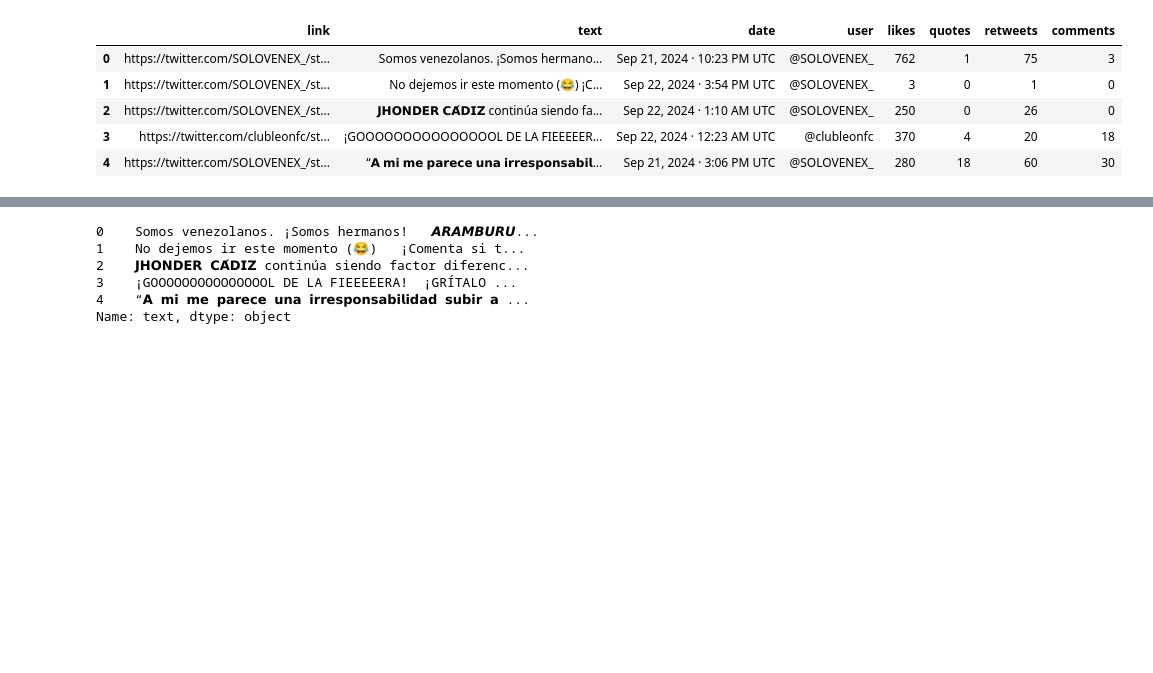
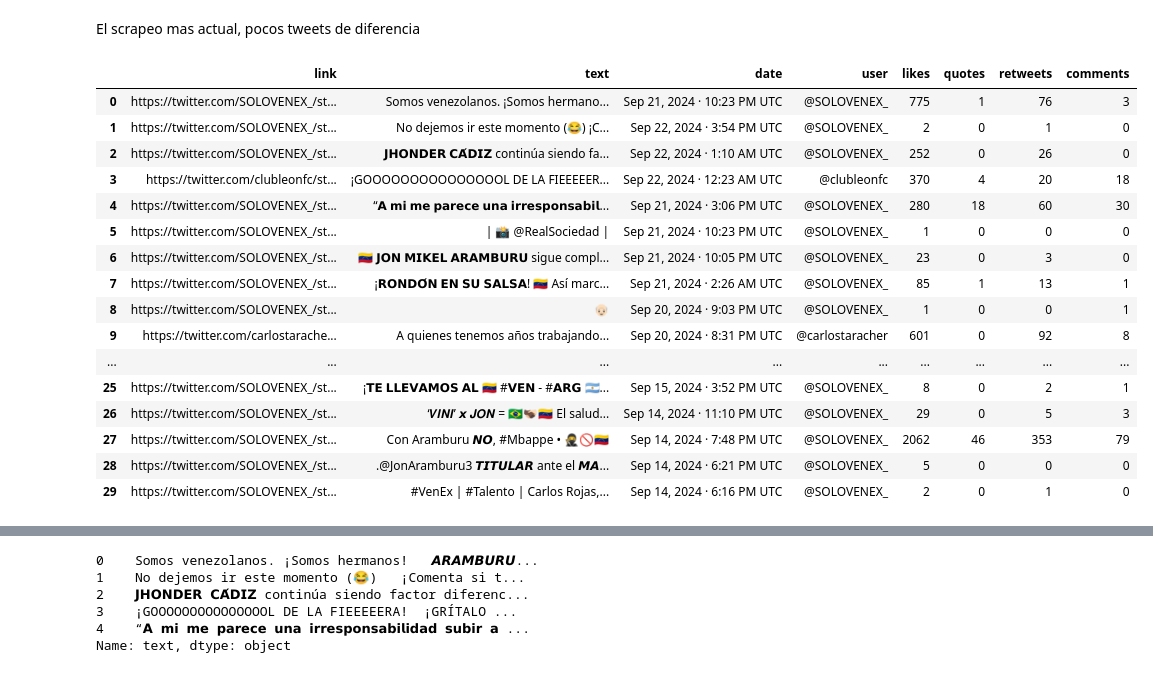
Before and after one commit to Constanzafl/gemini-pro-web-scraper, a Jupyter notebook: venex/GEMINI.ipynb, the cells around one changed output, grey strips where cells are left out. Cells and saved outputs as stored; diff of their text form; code cells hidden in the pictures; blank space fills up the shorter version.

```diff
--- a/venex/GEMINI.ipynb
+++ b/venex/GEMINI.ipynb
@@ -63,14 +74,27 @@ memory usage: 71.0+ KB
+# %% [markdown]
+El scrapeo mas actual, pocos tweets de diferencia
 # %%
 df=pd.read_csv('info_solovenex.csv') ##uso el actual 23/09
 # %%
-df.head()
+df.head(30)
 # %% [output]
 |  | link | text | date | user | likes | quotes | retweets | comments |
-| 0 | https://twitter.com/SOLOVENEX_/st... | Somos venezolanos. ¡Somos hermano... | Sep 21, 2024 · 10:23 PM UTC | @SOLOVENEX_ | 762 | 1 | 75 | 3 |
-| 1 | https://twitter.com/SOLOVENEX_/st... | No dejemos ir este momento (😂) ¡C... | Sep 22, 2024 · 3:54 PM UTC | @SOLOVENEX_ | 3 | 0 | 1 | 0 |
-| 2 | https://twitter.com/SOLOVENEX_/st... | 𝗝𝗛𝗢𝗡𝗗𝗘𝗥 𝗖𝗔́𝗗𝗜𝗭 continúa siendo fa... | Sep 22, 2024 · 1:10 AM UTC | @SOLOVENEX_ | 250 | 0 | 26 | 0 |
+| 0 | https://twitter.com/SOLOVENEX_/st... | Somos venezolanos. ¡Somos hermano... | Sep 21, 2024 · 10:23 PM UTC | @SOLOVENEX_ | 775 | 1 | 76 | 3 |
+| 1 | https://twitter.com/SOLOVENEX_/st... | No dejemos ir este momento (😂) ¡C... | Sep 22, 2024 · 3:54 PM UTC | @SOLOVENEX_ | 2 | 0 | 1 | 0 |
+| 2 | https://twitter.com/SOLOVENEX_/st... | 𝗝𝗛𝗢𝗡𝗗𝗘𝗥 𝗖𝗔́𝗗𝗜𝗭 continúa siendo fa... | Sep 22, 2024 · 1:10 AM UTC | @SOLOVENEX_ | 252 | 0 | 26 | 0 |
 | 3 | https://twitter.com/clubleonfc/st... | ¡GOOOOOOOOOOOOOOOL DE LA FIEEEEER... | Sep 22, 2024 · 12:23 AM UTC | @clubleonfc | 370 | 4 | 20 | 18 |
 | 4 | https://twitter.com/SOLOVENEX_/st... | “𝗔 𝗺𝗶 𝗺𝗲 𝗽𝗮𝗿𝗲𝗰𝗲 𝘂𝗻𝗮 𝗶𝗿𝗿𝗲𝘀𝗽𝗼𝗻𝘀𝗮𝗯𝗶𝗹... | Sep 21, 2024 · 3:06 PM UTC | @SOLOVENEX_ | 280 | 18 | 60 | 30 |
+| 5 | https://twitter.com/SOLOVENEX_/st... | | 📸 @RealSociedad | | Sep 21, 2024 · 10:23 PM UTC | @SOLOVENEX_ | 1 | 0 | 0 | 0 |
+| 6 | https://twitter.com/SOLOVENEX_/st... | 🇻🇪 𝗝𝗢𝗡 𝗠𝗜𝗞𝗘𝗟 𝗔𝗥𝗔𝗠𝗕𝗨𝗥𝗨 sigue compl... | Sep 21, 2024 · 10:05 PM UTC | @SOLOVENEX_ | 23 | 0 | 3 | 0 |
+| 7 | https://twitter.com/SOLOVENEX_/st... | ¡𝗥𝗢𝗡𝗗𝗢́𝗡 𝗘𝗡 𝗦𝗨 𝗦𝗔𝗟𝗦𝗔! 🇻🇪 Así marc... | Sep 21, 2024 · 2:26 AM UTC | @SOLOVENEX_ | 85 | 1 | 13 | 1 |
+| 8 | https://twitter.com/SOLOVENEX_/st... | 👴🏻 | Sep 20, 2024 · 9:03 PM UTC | @SOLOVENEX_ | 1 | 0 | 0 | 1 |
+| 9 | https://twitter.com/carlostarache... | A quienes tenemos años trabajando... | Sep 20, 2024 · 8:31 PM UTC | @carlostaracher | 601 | 0 | 92 | 8 |
+| ... | ... | ... | ... | ... | ... | ... | ... | ... |
+| 25 | https://twitter.com/SOLOVENEX_/st... | ¡𝗧𝗘 𝗟𝗟𝗘𝗩𝗔𝗠𝗢𝗦 𝗔𝗟 🇻🇪 #𝗩𝗘𝗡 - #𝗔𝗥𝗚 🇦🇷... | Sep 15, 2024 · 3:52 PM UTC | @SOLOVENEX_ | 8 | 0 | 2 | 1 |
+| 26 | https://twitter.com/SOLOVENEX_/st... | ‘𝑽𝑰𝑵𝑰’ 𝙭 𝑱𝑶𝑵 = 🇧🇷🫱🏿‍🫲🏻🇻🇪 El salud... | Sep 14, 2024 · 11:10 PM UTC | @SOLOVENEX_ | 29 | 0 | 5 | 3 |
+| 27 | https://twitter.com/SOLOVENEX_/st... | Con Aramburu 𝙉𝙊, #Mbappe • 🥷🚫🇻🇪 | Sep 14, 2024 · 7:48 PM UTC | @SOLOVENEX_ | 2062 | 46 | 353 | 79 |
+| 28 | https://twitter.com/SOLOVENEX_/st... | .@JonAramburu3 𝙏𝙄𝙏𝙐𝙇𝘼𝙍 ante el 𝙈𝘼... | Sep 14, 2024 · 6:21 PM UTC | @SOLOVENEX_ | 5 | 0 | 0 | 0 |
+| 29 | https://twitter.com/SOLOVENEX_/st... | #VenEx | #Talento | Carlos Rojas,... | Sep 14, 2024 · 6:16 PM UTC | @SOLOVENEX_ | 2 | 0 | 1 | 0 |
 # %%
 df.info()
 # %% [output]
```
Also changed, not shown: parts of 38 cells of this notebook, 6 other files.
